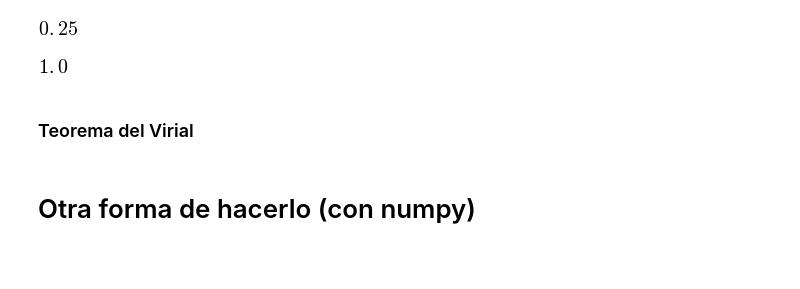
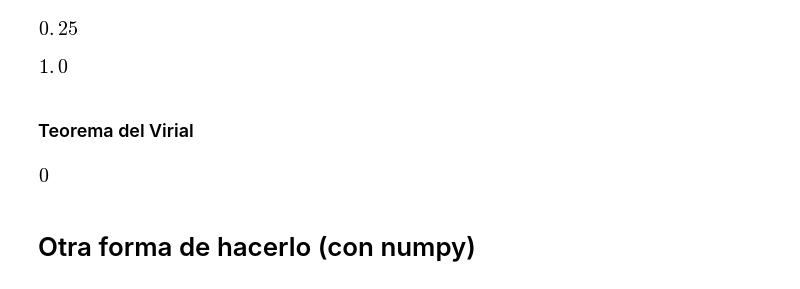
Before and after one commit to nicochunger/E3, a Jupyter notebook: FuncionesRadialesH.ipynb, the cells around one changed output. Cells and saved outputs as stored; diff of their text form; code cells hidden in the pictures; blank space fills up the shorter version.

```diff
--- a/FuncionesRadialesH.ipynb
+++ b/FuncionesRadialesH.ipynb
@@ -257,3 +257,9 @@ e_pot = 1/4 # Z**2/n**2
+# %%
+e_kin = sp.integrate(sp.simplify(-(1/2)*sp.diff(sp_Psi,r,r)*sp_Psi),(r,0,oo))
+e_pot = sp.integrate(sp.simplify(-(z_schro/r)*sp_Psi),(r,0,oo))
+e_pot/e_kin
+# %% [output]
+[figure, added]
 # %% [markdown]
 # Otra forma de hacerlo (con numpy)
 # %%
```
Also changed, not shown: parts of 10 cells of this notebook.
